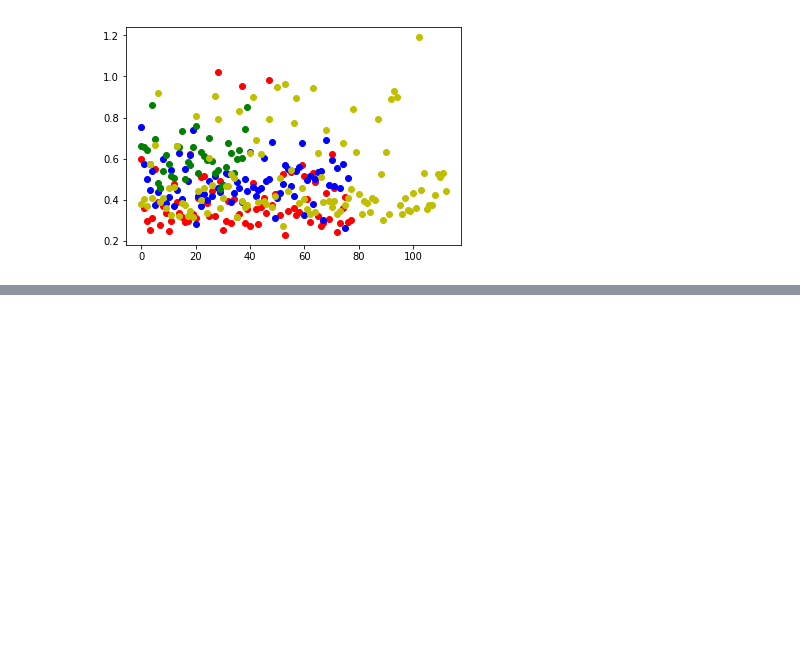
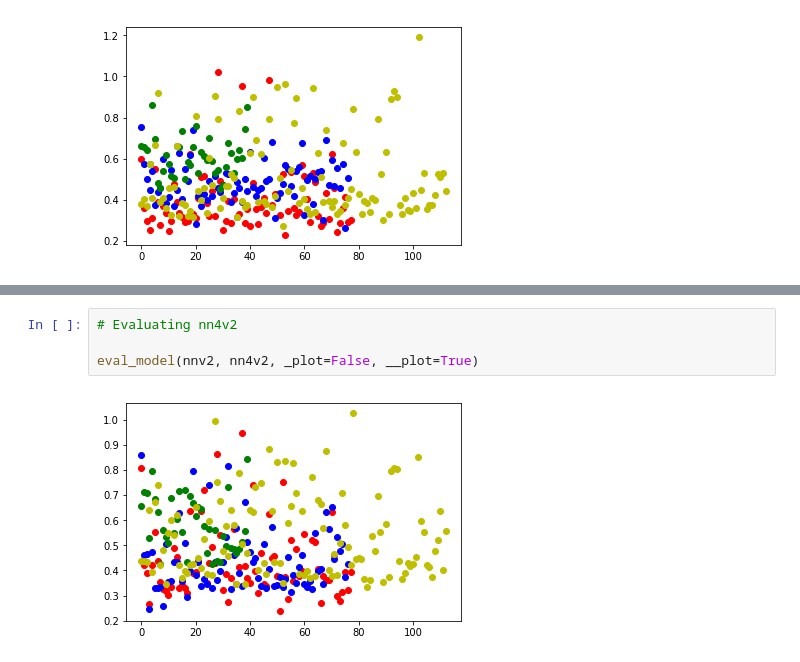
Before and after one commit to pkmandke/openface-PC, a Jupyter notebook: utils/eval.ipynb, the cells around one changed output, grey strips where cells are left out. Cells and saved outputs as stored; diff of their text form; blank space fills up the shorter version.

```diff
--- a/utils/eval.ipynb
+++ b/utils/eval.ipynb
@@ -188,3 +202,9 @@ plt.show
+# %%
+# Evaluating nn4v2
+
+eval_model(nnv2, nn4v2, _plot=False, __plot=True)
+# %% [output]
+[figure, added]
 # %%
 # Distance of embeddings from model1 from average of model2
 
```
Also changed, not shown: parts of 7 cells of this notebook, 4 other files.
